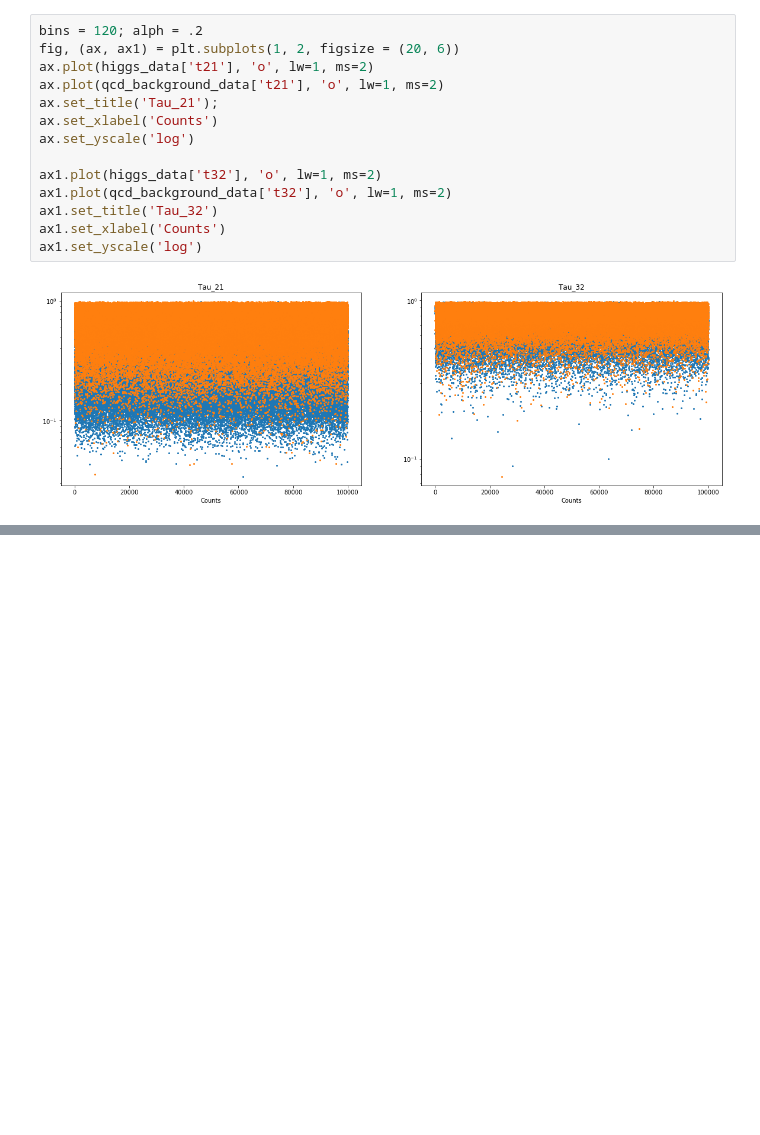
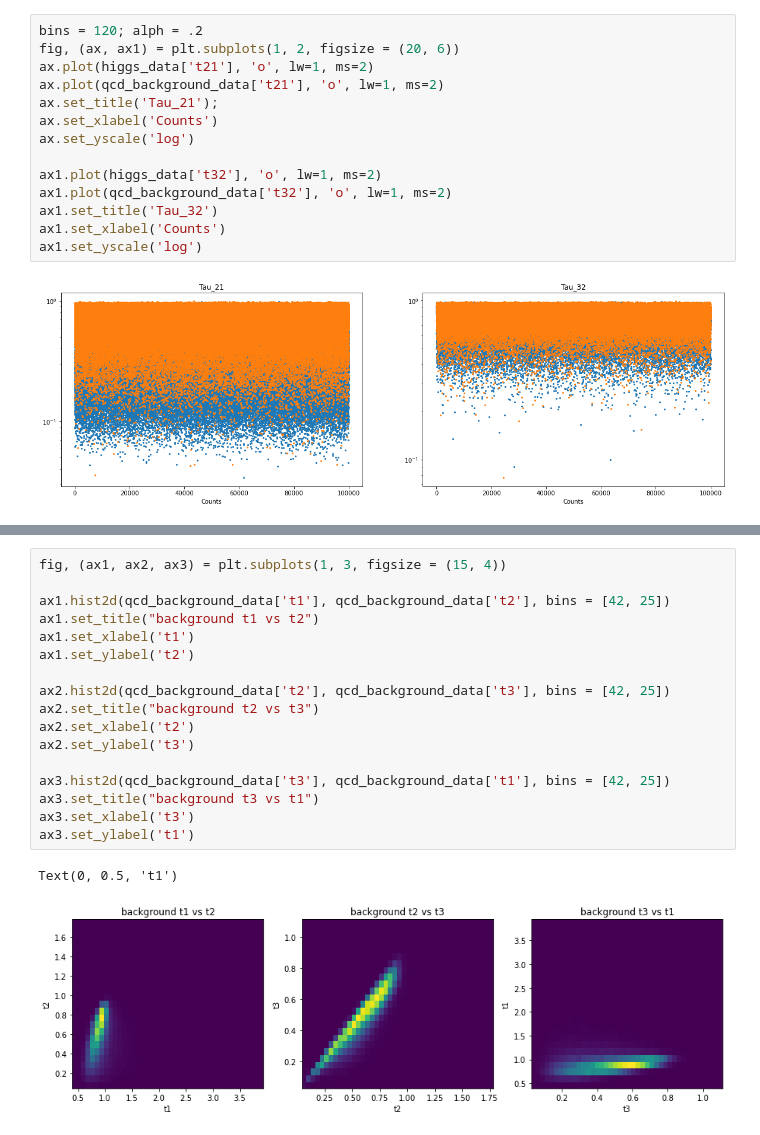
Before and after one commit to MikePhen12/Phys_434_portfolio, a Jupyter notebook: Lab_5.ipynb, the cells around one changed output, grey strips where cells are left out. Saved outputs shown, nothing was run; the diff lists cells and outputs as text; blank space fills up the shorter version.

```diff
--- a/Lab_5.ipynb
+++ b/Lab_5.ipynb
@@ -365,0 +394,20 @@ ax1.set_yscale('log')
+# %%
+fig, (ax1, ax2, ax3) = plt.subplots(1, 3, figsize = (15, 4))
+
+ax1.hist2d(qcd_background_data['t1'], qcd_background_data['t2'], bins = [42, 25])
+ax1.set_title("background t1 vs t2")
+ax1.set_xlabel('t1')
+ax1.set_ylabel('t2')
+
+ax2.hist2d(qcd_background_data['t2'], qcd_background_data['t3'], bins = [42, 25])
+ax2.set_title("background t2 vs t3")
+ax2.set_xlabel('t2')
+ax2.set_ylabel('t3')
+
+ax3.hist2d(qcd_background_data['t3'], qcd_background_data['t1'], bins = [42, 25])
+ax3.set_title("background t3 vs t1")
+ax3.set_xlabel('t3')
+ax3.set_ylabel('t1')
+# %% [output]
+Text(0, 0.5, 't1')
+[figure, added]
```
Also changed, not shown: parts of 11 cells of this notebook.
